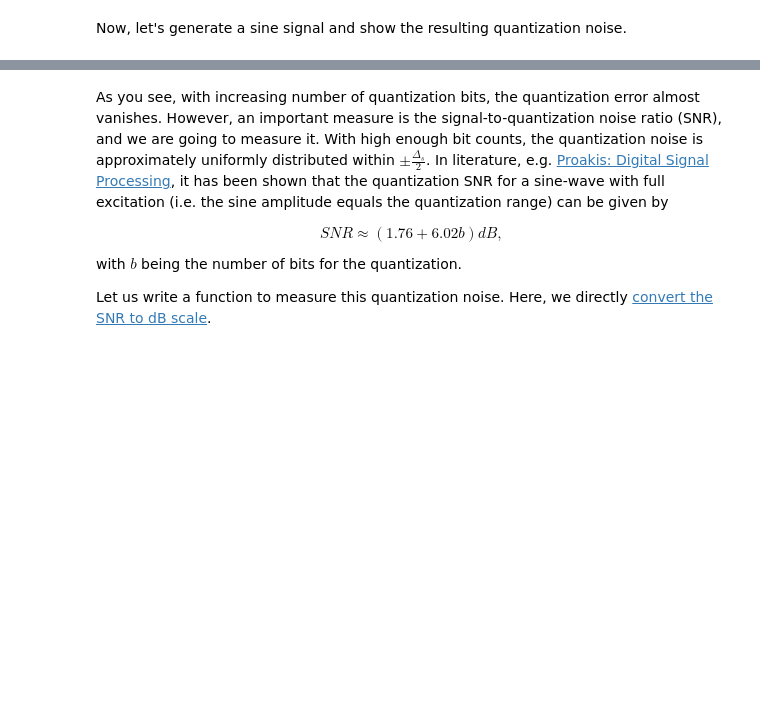
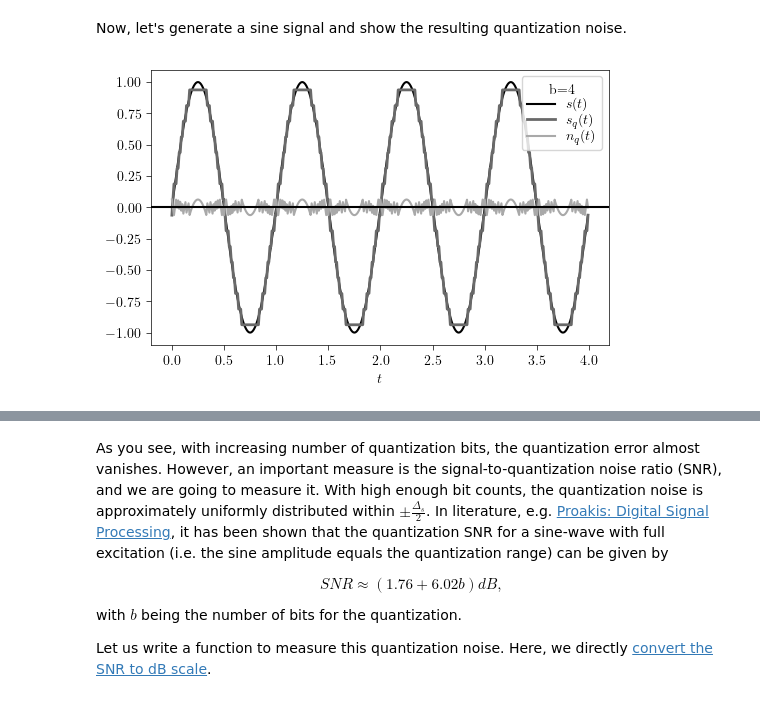
Before and after one commit to simonmarwitz/oma_uq, a Jupyter notebook: model/Quantization.ipynb, the cells around one changed output, grey strips where cells are left out. Cells and saved outputs as stored; diff of their text form; code cells hidden in the pictures; blank space fills up the shorter version.

```diff
--- a/model/Quantization.ipynb
+++ b/model/Quantization.ipynb
@@ -8,6 +8,28 @@ from ipywidgets import interact
 from matplotlib import animation
 from IPython.display import HTML
 import matplotlib
+print_context_dict ={'text.usetex':True,
+                     'text.latex.preamble':"\\usepackage{siunitx}\n \\usepackage{xfrac}",
+                     'font.size':10,
+                     'legend.fontsize':10,
+                     'xtick.labelsize':10,
+                     'ytick.labelsize':10,
+                     'axes.labelsize':10,
+                     'font.family':'serif',
+                     'legend.labelspacing':0.1,
+                     'axes.linewidth':0.5,
+                     'xtick.major.width':0.2,
+                     'ytick.major.width':0.2,
+                     'xtick.major.width':0.5,
+                     'ytick.major.width':0.5,
+                     'figure.figsize':(5.906,5.906/1.618),#print #150 mm \columnwidth
+                     #'figure.figsize':(5.906/2,5.906/2/1.618),#print #150 mm \columnwidth
+                     #'figure.figsize':(5.53/2,2.96),#beamer
+                     #'figure.figsize':(5.53/2*2,2.96*2),#beamer
+                     'figure.dpi':100}
+
+
+
 matplotlib.rcParams['animation.writer'] = 'avconv'
 # workaround function for strange interact implementation
 def showInInteract():
@@ -134,18 +156,29 @@ Now, let's generate a sine signal and show the resulting quantization noise.
 # %%
 Fs = 100  # the sampling frequency
 f = 1     # frequency of the sine wave
-T = 3000     # time duration to look at
+T = 4     # time duration to look at
 t = np.arange(0, T, 1/Fs)
 s = np.sin(2*np.pi*f*t)
 def showQuantizationNoise(b):
     plt.gcf().clear()
     S = calcLevels(U, b, 'mid-rise')
     s_q = quantize(s, S)
     n_q = s - s_q
 
-    plt.plot(t, s, label='$s(t)$')
-    plt.plot(t, s_q, lw=2, label='$s_q(t)$')
-    plt.plot(t, n_q, label='$n_q(t)$');
-    plt.text(0.25, -0.5, 'b=%d' % b, ha='center', bbox=dict(facecolor='white'))
-    plt.legend(fontsize=10); plt.xlabel('$t$'); plt.grid(); plt.axhline(0, color='k');
-    showInInteract()
+    plt.plot(t, s, label='$s(t)$', color='k')
+    plt.plot(t, s_q, lw=2, label='$s_q(t)$', color='dimgrey')
+    plt.plot(t, n_q, label='$n_q(t)$', color='darkgrey');
+    #plt.text(3.75, 0.75, 'b=%d' % b, ha='center', bbox=dict(facecolor='white'))
+    plt.legend(fontsize=10, title='b=%d' % b, loc="upper right");
+    plt.xlabel('$t$');
+    #plt.grid();
+    plt.axhline(0, color='k');
+    #showInInteract()
+
+with matplotlib.rc_context(rc=print_context_dict):
+    b=4
+    showQuantizationNoise(b)
+    #plt.savefig(f'/ismhome/staff/womo1998/Projects/2019_Promotion/2021_KolloquiumVolkmar/figures/quant_b{b:002d}.pdf')
+    plt.show()
+# %% [output]
+[figure, added]
```
Also changed, not shown: parts of 6 cells of this notebook, 10 other files.
